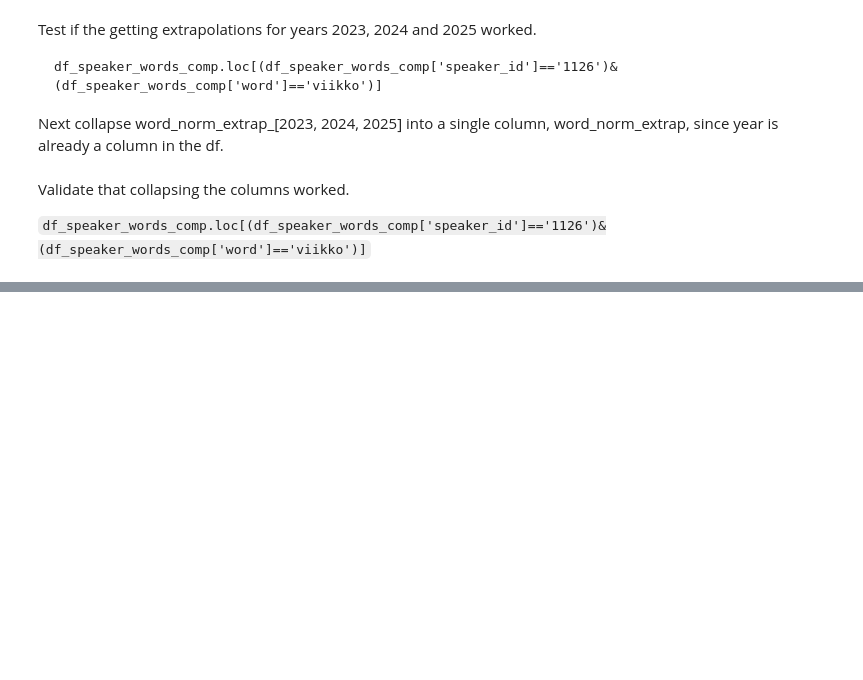
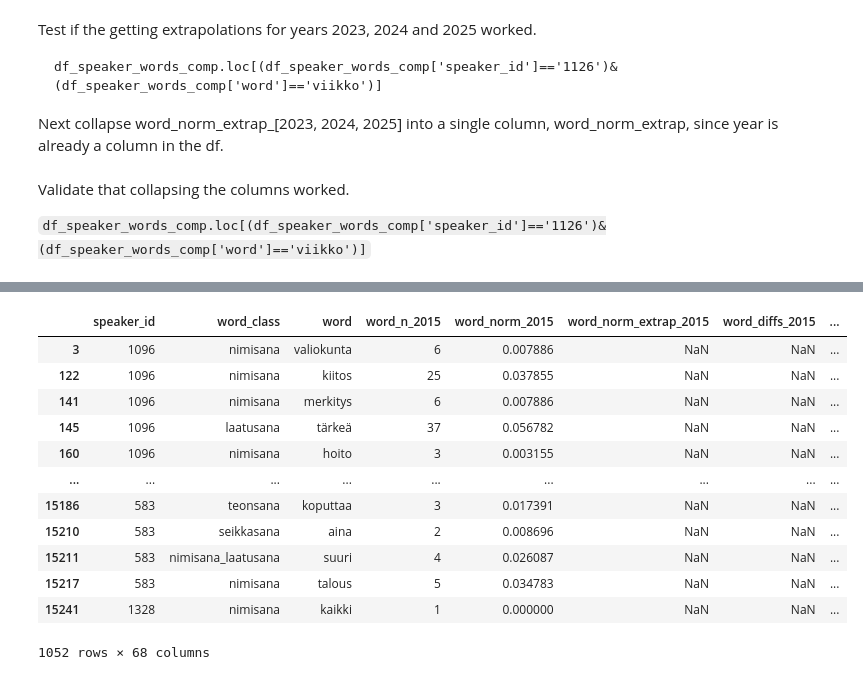
Before and after one commit to oarajala/ParliamentSampo_GenAI_detection, a Jupyter notebook: project/03b_analysis_person.ipynb, the cells around one changed output, grey strips where cells are left out. Cells and saved outputs as stored; diff of their text form; code cells hidden in the pictures; blank space fills up the shorter version.

Commit message:
Tests on individual speakers.

```diff
--- a/project/03b_analysis_person.ipynb
+++ b/project/03b_analysis_person.ipynb
@@ -486,0 +279,3 @@ test_df.loc[test_df['word_norm']==1]
+# %%
+df_speaker_words_comp = pd.read_csv(f'{directory}/csv_analysis/speaker_words_comp.csv', encoding='utf-8', sep=';', header=0,
+    dtype={'speaker_id':str,'year':int,'word':str,'word_n':int,'word_norm':float,'word_norm_extrap':float,'word_diffs':float,'word_ratios':float, 'word_class':str})
@@ -486,0 +320,36 @@ test_df.loc[test_df['word_norm']==1]
+# %%
+# TSEKATAAN TÄÄ HOMMA ULOS SEURAAVAKSI
+# LÖYTYYKÖ JOTAIN, MISSÄ TIETYILLÄ IHMISILLÄ EHKÄ TIETYT SANAT ON POST-GPT SUOSITUMPIA
+# TÄHÄN VAAN LISÄÄ HAKUEHTOJA DIFFSEISTÄ JA RATIOISTA
+df_merge.loc[
+    (df_merge['word_norm_2025']>df_merge['word_norm_2022'])&
+    (df_merge['word_norm_2025']>df_merge['word_norm_2021'])&
+    (df_merge['word_norm_2025']>df_merge['word_norm_2020'])&
+    (df_merge['word_norm_2025']>df_merge['word_norm_2019'])&
+    (df_merge['word_norm_2025']>df_merge['word_norm_2018'])&
+    (df_merge['word_norm_2025']>df_merge['word_norm_2017'])&
+    (df_merge['word_norm_2025']>df_merge['word_norm_2016'])&
+    (df_merge['word_norm_2025']>df_merge['word_norm_2015'])&
+    (df_merge['word_norm_2024']>df_merge['word_norm_2022'])&
+    (df_merge['word_norm_2024']>df_merge['word_norm_2021'])&
+    (df_merge['word_norm_2024']>df_merge['word_norm_2020'])&
+    (df_merge['word_norm_2024']>df_merge['word_norm_2019'])&
+    (df_merge['word_norm_2024']>df_merge['word_norm_2018'])&
+    (df_merge['word_norm_2024']>df_merge['word_norm_2017'])&
+    (df_merge['word_norm_2024']>df_merge['word_norm_2016'])&
+    (df_merge['word_norm_2024']>df_merge['word_norm_2015'])
+]
+# %% [output]
+|  | speaker_id | word_class | word | word_n_2015 | word_norm_2015 | word_norm_extrap_2015 | word_diffs_2015 | ... |
+| 3 | 1096 | nimisana | valiokunta | 6 | 0.007886 | NaN | NaN | ... |
+| 122 | 1096 | nimisana | kiitos | 25 | 0.037855 | NaN | NaN | ... |
+| 141 | 1096 | nimisana | merkitys | 6 | 0.007886 | NaN | NaN | ... |
+| 145 | 1096 | laatusana | tärkeä | 37 | 0.056782 | NaN | NaN | ... |
+| 160 | 1096 | nimisana | hoito | 3 | 0.003155 | NaN | NaN | ... |
+| ... | ... | ... | ... | ... | ... | ... | ... | ... |
+| 15186 | 583 | teonsana | koputtaa | 3 | 0.017391 | NaN | NaN | ... |
+| 15210 | 583 | seikkasana | aina | 2 | 0.008696 | NaN | NaN | ... |
+| 15211 | 583 | nimisana_laatusana | suuri | 4 | 0.026087 | NaN | NaN | ... |
+| 15217 | 583 | nimisana | talous | 5 | 0.034783 | NaN | NaN | ... |
+| 15241 | 1328 | nimisana | kaikki | 1 | 0.000000 | NaN | NaN | ... |
+1052 rows × 68 columns
```
Also changed, not shown: parts of 25 cells of this notebook, 1 other file.
